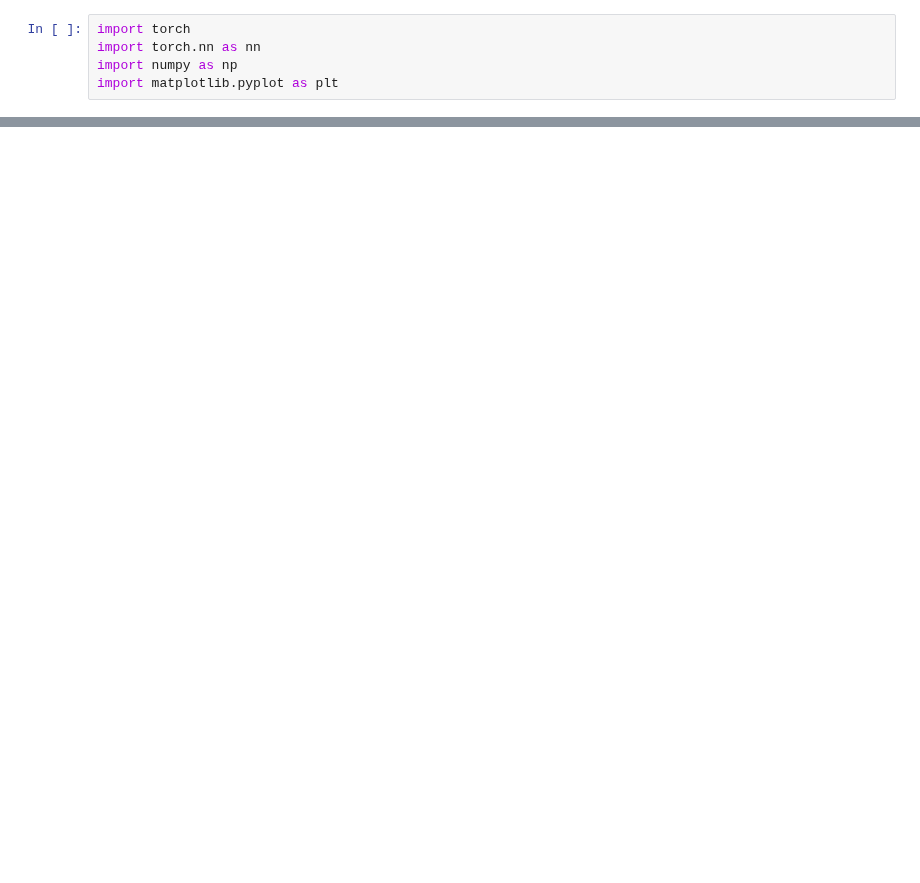
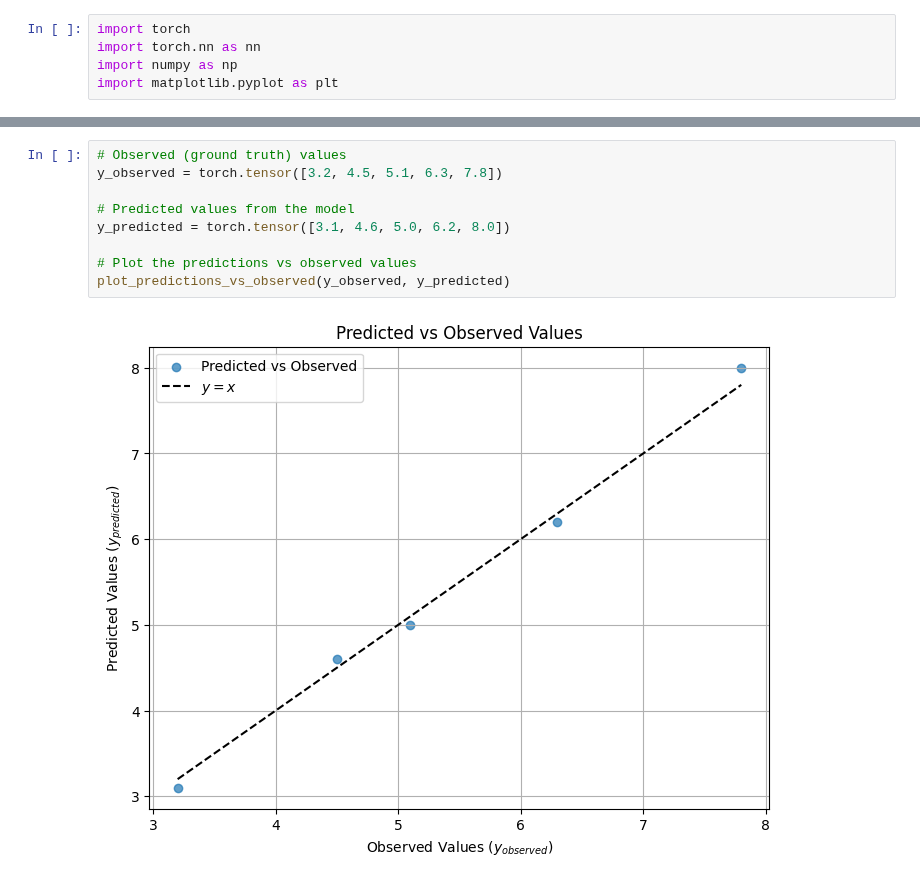
Before and after one commit to aderdouri/PINNs, a Jupyter notebook: Tutorials/Burgers_1D_equation.ipynb, the cells around one changed output, grey strips where cells are left out. Drawn from its saved outputs; the diff is of its cells as text; blank space fills up the shorter version.

```diff
--- a/Tutorials/Burgers_1D_equation.ipynb
+++ b/Tutorials/Burgers_1D_equation.ipynb
@@ -124,0 +206,11 @@ plt.show()
+# %%
+# Observed (ground truth) values
+y_observed = torch.tensor([3.2, 4.5, 5.1, 6.3, 7.8])
+
+# Predicted values from the model
+y_predicted = torch.tensor([3.1, 4.6, 5.0, 6.2, 8.0])
+
+# Plot the predictions vs observed values
+plot_predictions_vs_observed(y_observed, y_predicted)
+# %% [output]
+[figure, added]
```
Also changed, not shown: parts of 3 cells of this notebook.
